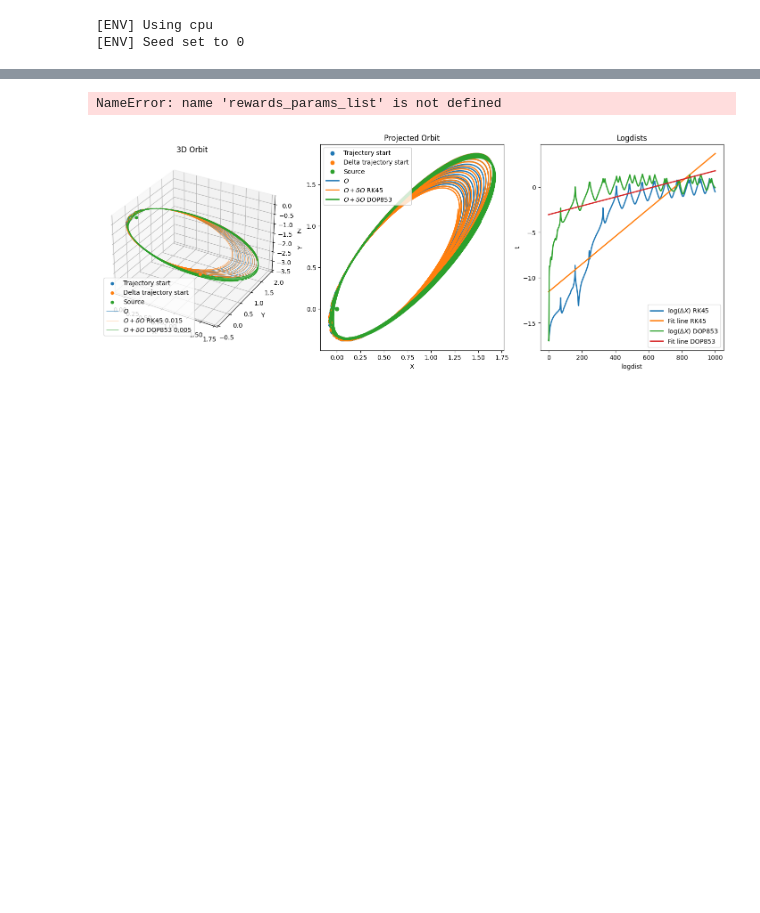
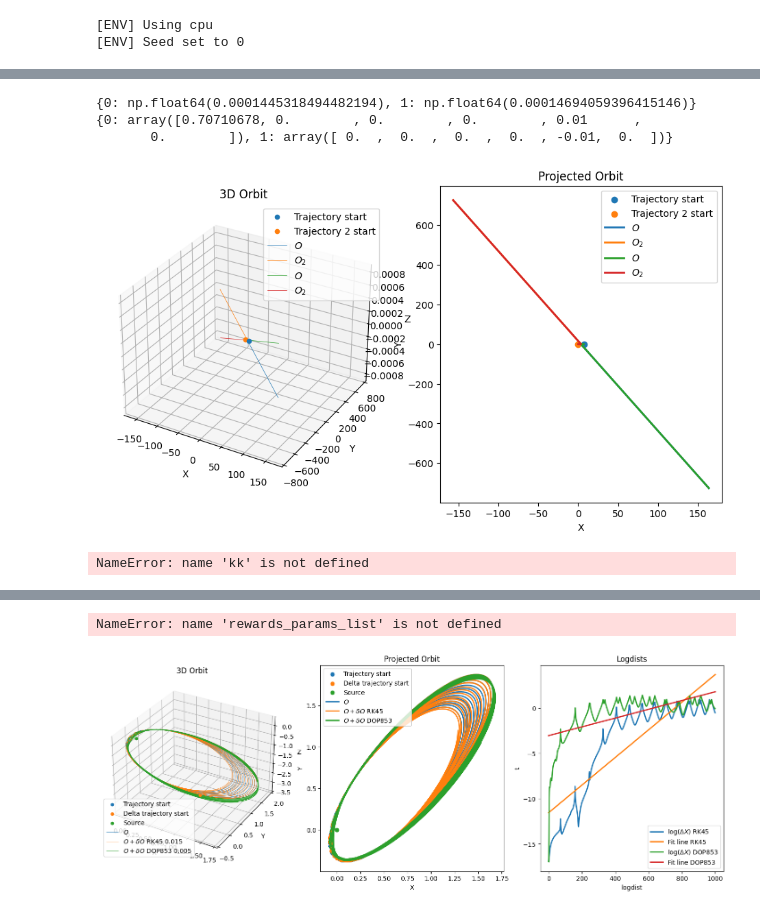
Before and after one commit to anirudhshankar99/ContinuousRL, a Jupyter notebook: Dynamics/test_models_leapfrog.ipynb, the cells around one changed output, grey strips where cells are left out. Saved outputs shown, nothing was run; the diff lists cells and outputs as text; code cells hidden in the pictures; blank space fills up the shorter version.

```diff
--- a/Dynamics/test_models_leapfrog.ipynb
+++ b/Dynamics/test_models_leapfrog.ipynb
@@ -125,3 +147,15 @@ plot_from_init(result_to_init(1))
+# %%
+init_params = {0: np.array([np.sqrt(2)*0.5, 0, 0, 0, 0.01, 0]), 1: np.array([0, 0, 0, 0, -0.01, 0])}
+plot_from_init(init_params)
+# %% [output]
+{0: np.float64(0.0001445318494482194), 1: np.float64(0.00014694059396415146)}
+{0: array([0.70710678, 0.        , 0.        , 0.        , 0.01      ,
+       0.        ]), 1: array([ 0.  ,  0.  ,  0.  ,  0.  , -0.01,  0.  ])}
+[figure, added]
+# %%
+kk
+# %% [output]
+NameError: name 'kk' is not defined
 # %%
 init_params = {0: np.array([np.sqrt(2)*0.5, 0, 0, 0, 0.01, 0]), 1: np.array([0, 0, 0, 0, -0.01, 0])}
 plot_from_init(init_params)
```
Also changed, not shown: parts of 8 cells of this notebook, 2 other files.
